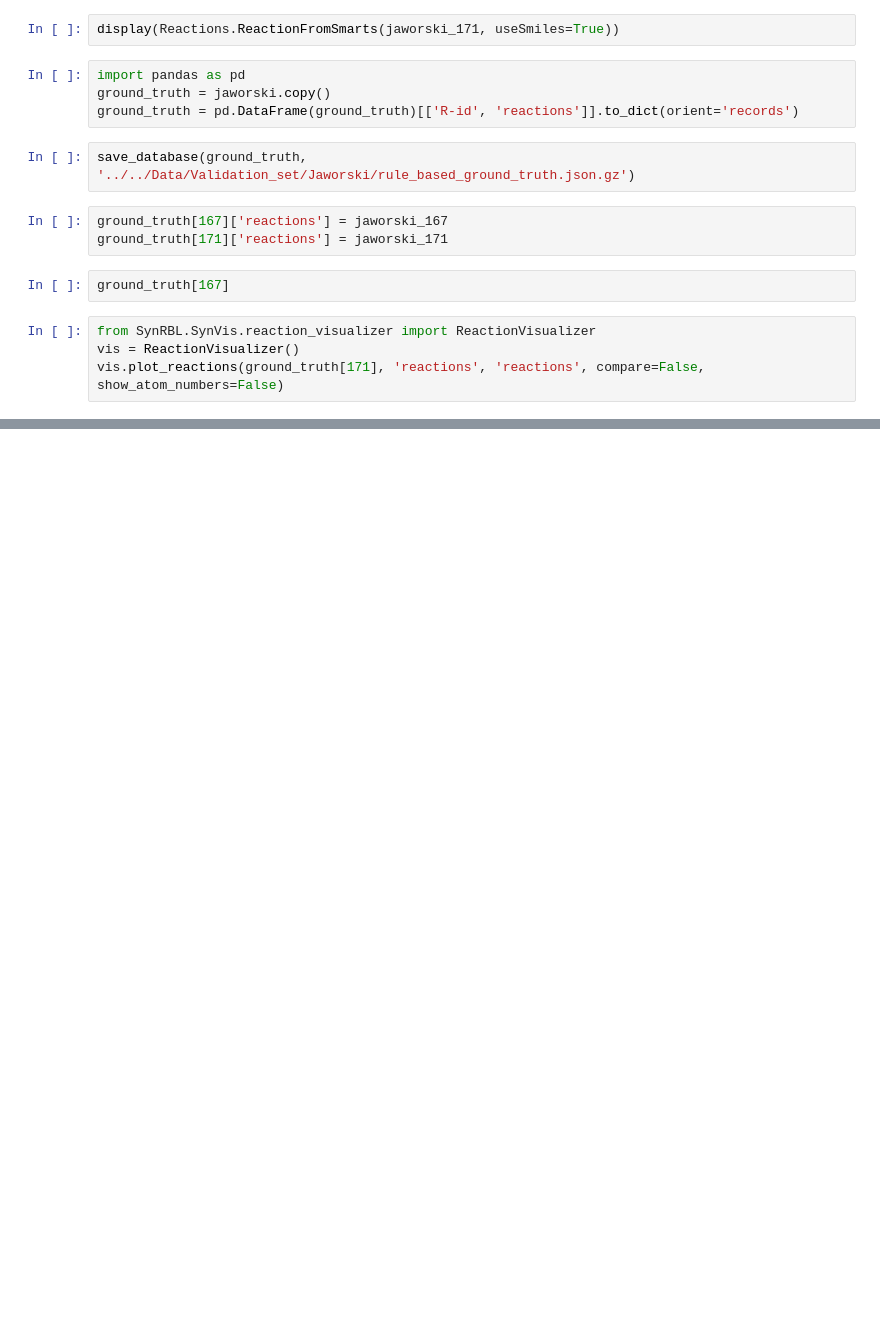
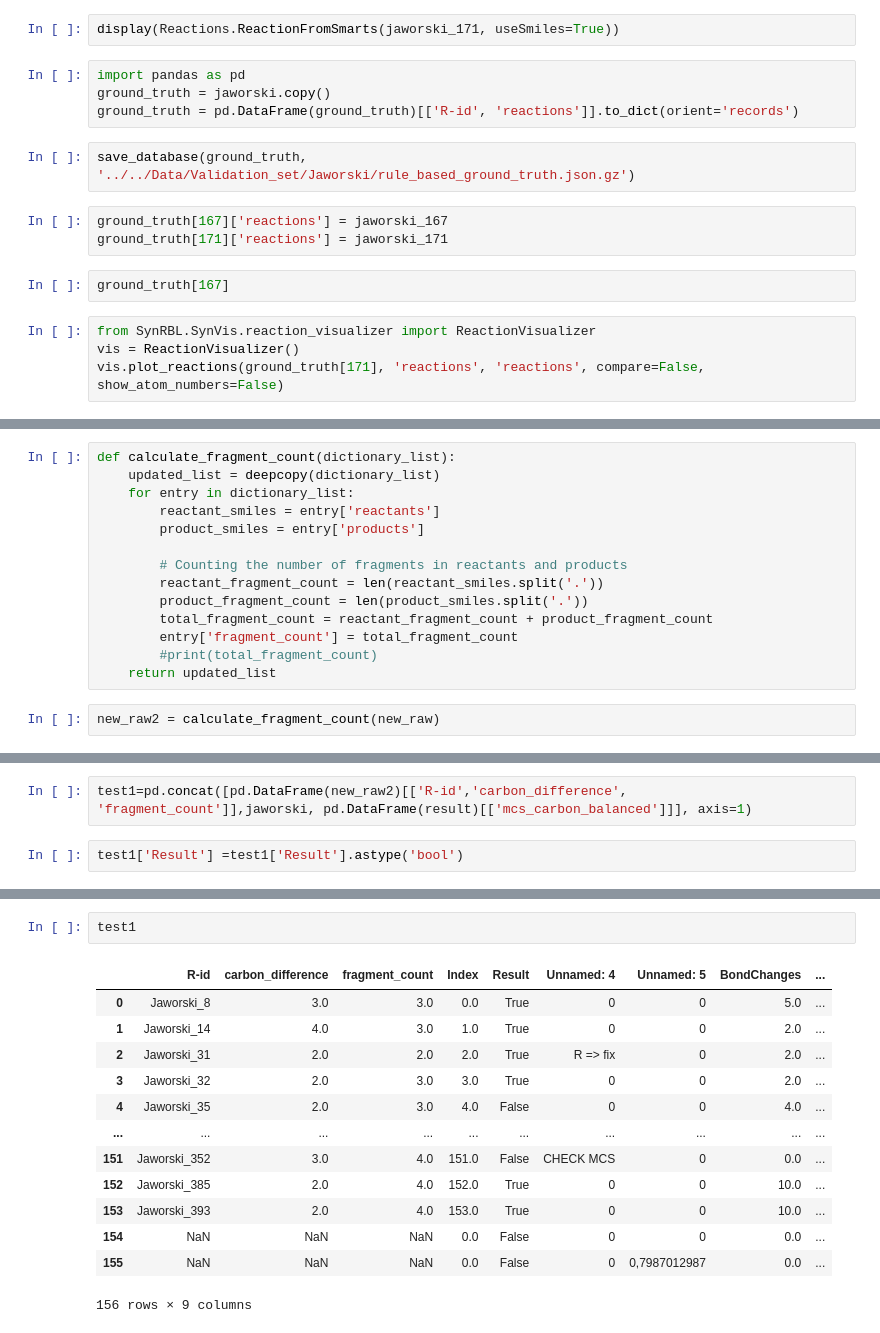
Before and after one commit to TieuLongPhan/SynRBL, a Jupyter notebook: Pipeline/Validation/test.ipynb, the cells around one changed output, grey strips where cells are left out. Cells and saved outputs as stored; diff of their text form; blank space fills up the shorter version.

```diff
--- a/Pipeline/Validation/test.ipynb
+++ b/Pipeline/Validation/test.ipynb
@@ -226,0 +240,16 @@ vis.plot_reactions(ground_truth[171], 'reactions', 'reactions', compare=False, s
+# %%
+def calculate_fragment_count(dictionary_list):
+    updated_list = deepcopy(dictionary_list)
+    for entry in dictionary_list:
+        reactant_smiles = entry['reactants']
+        product_smiles = entry['products']
+
+        # Counting the number of fragments in reactants and products
+        reactant_fragment_count = len(reactant_smiles.split('.'))
+        product_fragment_count = len(product_smiles.split('.'))
+        total_fragment_count = reactant_fragment_count + product_fragment_count
+        entry['fragment_count'] = total_fragment_count
+        #print(total_fragment_count)
+    return updated_list
+# %%
+new_raw2 = calculate_fragment_count(new_raw)
@@ -226,0 +267,4 @@ vis.plot_reactions(ground_truth[171], 'reactions', 'reactions', compare=False, s
+# %%
+test1=pd.concat([pd.DataFrame(new_raw2)[['R-id','carbon_difference', 'fragment_count']],jaworski, pd.DataFrame(result)[['mcs_carbon_balanced']]], axis=1)
+# %%
+test1['Result'] =test1['Result'].astype('bool')
@@ -226,0 +471,16 @@ vis.plot_reactions(ground_truth[171], 'reactions', 'reactions', compare=False, s
+# %%
+test1
+# %% [output]
+|  | R-id | carbon_difference | fragment_count | Index | Result | Unnamed: 4 | Unnamed: 5 | BondChanges | ... |
+| 0 | Jaworski_8 | 3.0 | 3.0 | 0.0 | True | 0 | 0 | 5.0 | ... |
+| 1 | Jaworski_14 | 4.0 | 3.0 | 1.0 | True | 0 | 0 | 2.0 | ... |
+| 2 | Jaworski_31 | 2.0 | 2.0 | 2.0 | True | R => fix | 0 | 2.0 | ... |
+| 3 | Jaworski_32 | 2.0 | 3.0 | 3.0 | True | 0 | 0 | 2.0 | ... |
+| 4 | Jaworski_35 | 2.0 | 3.0 | 4.0 | False | 0 | 0 | 4.0 | ... |
+| ... | ... | ... | ... | ... | ... | ... | ... | ... | ... |
+| 151 | Jaworski_352 | 3.0 | 4.0 | 151.0 | False | CHECK MCS | 0 | 0.0 | ... |
+| 152 | Jaworski_385 | 2.0 | 4.0 | 152.0 | True | 0 | 0 | 10.0 | ... |
+| 153 | Jaworski_393 | 2.0 | 4.0 | 153.0 | True | 0 | 0 | 10.0 | ... |
+| 154 | NaN | NaN | NaN | 0.0 | False | 0 | 0 | 0.0 | ... |
+| 155 | NaN | NaN | NaN | 0.0 | False | 0 | 0,7987012987 | 0.0 | ... |
+156 rows × 9 columns
```
Also changed, not shown: parts of 28 cells of this notebook, 3 other files.
